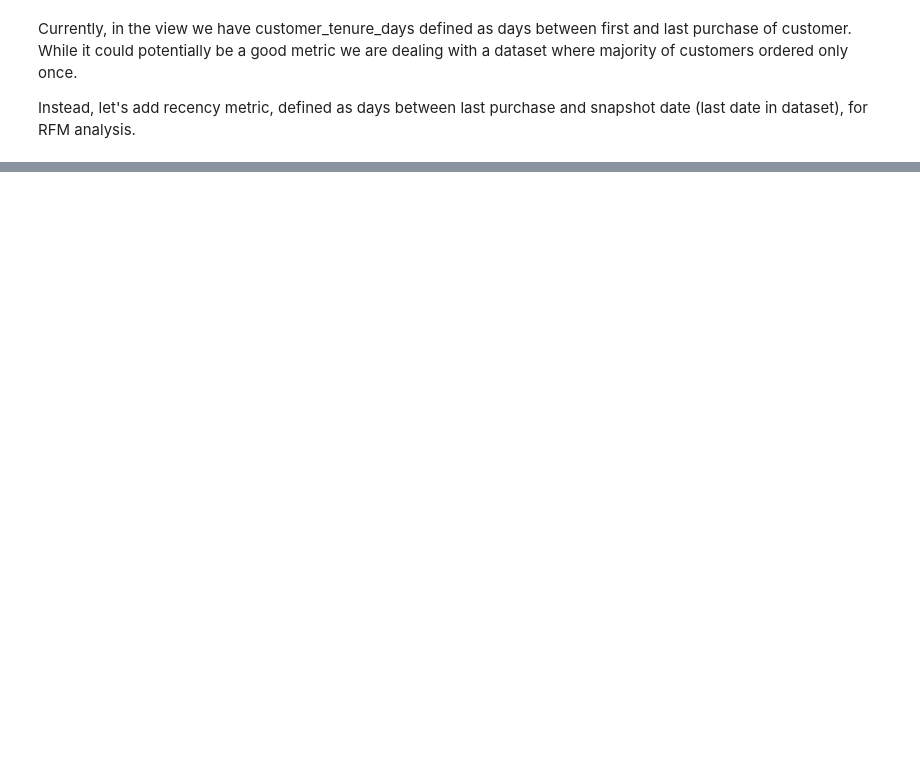
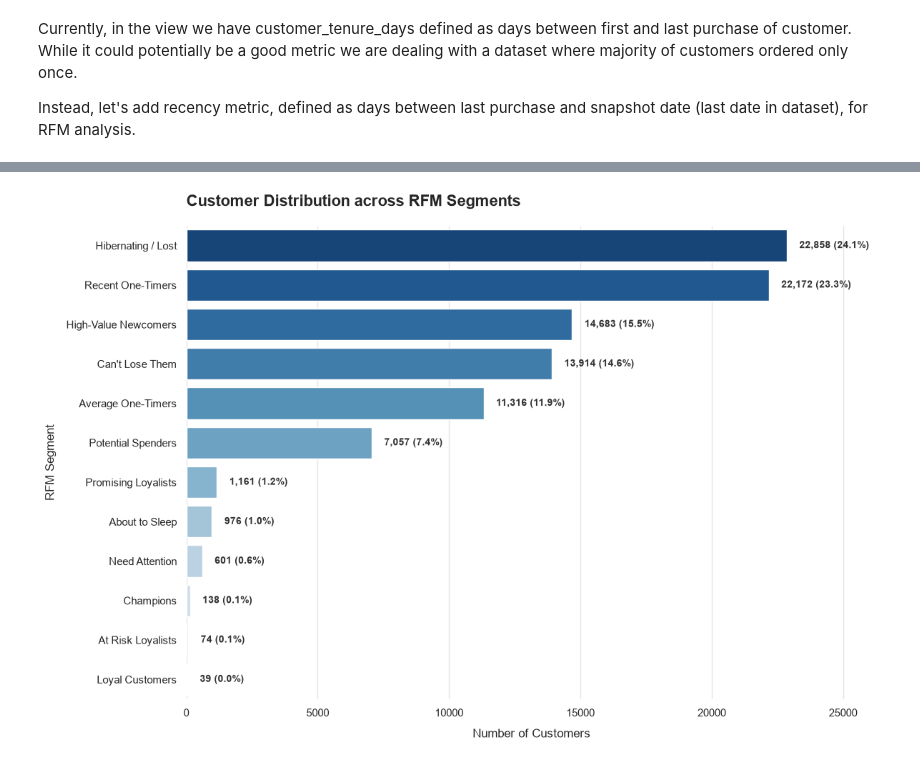
Before and after one commit to MarKotyn/olist-ecommerce-customer-analytics, a Jupyter notebook: python/notebooks/04_customer_segmentation.ipynb, the cells around one changed output, grey strips where cells are left out. Saved outputs shown, nothing was run; the diff lists cells and outputs as text; code cells hidden in the pictures; blank space fills up the shorter version.

```diff
--- a/python/notebooks/04_customer_segmentation.ipynb
+++ b/python/notebooks/04_customer_segmentation.ipynb
@@ -53,0 +68,56 @@ df_customers.head()
+# %%
+from src.helpers import assign_customer_segments
+
+# Przypisanie segmentów
+df_segmented = assign_customer_segments(df_customers)
+# %%
+# 1. Przygotowanie danych (sortowanie od największego do najmniejszego segmentu)
+segment_counts = df_segmented['Segment'].value_counts()
+total_customers = len(df_segmented)
+
+# 2. Ustawienie stylu i estetyki wykresu
+sns.set_theme(style="whitegrid")
+plt.figure(figsize=(12, 8))
+
+# 3. Stworzenie wykresu poziomego
+# Używamy palety 'viridis' lub 'Blues_r' (odwrócona), co daje świetny, profesjonalny efekt wizualny
+ax = sns.barplot(
+    x=segment_counts.values,
+    y=segment_counts.index,
+    palette="Blues_r",
+    hue=segment_counts.index,
+    legend=False
+)
+
+# 4. Dodanie zaawansowanych etykiet tekstowych (Liczba + Procent %) na każdym słupku
+for i, v in enumerate(segment_counts.values):
+    percentage = (v / total_customers) * 100
+    # Dynamiczny margines, żeby tekst nie nakładał się na słupek
+    margin = total_customers * 0.005
+
+    ax.text(
+        v + margin,          # Pozycja X (zaraz za końcem słupka)
+        i,                   # Pozycja Y (indeks słupka)
+        f"{v:,} ({percentage:.1f}%)", # Tekst: formatowana liczba i procent
+        va='center',         # Wyrównanie w pionie
+        fontsize=10,
+        fontweight='bold',
+        color='#333333'
+    )
+
+# 5. Dopracowanie detali (Tytuły, opisy osi)
+plt.title('Customer Distribution across RFM Segments', fontsize=16, fontweight='bold', pad=20, loc='left')
+plt.xlabel('Number of Customers', fontsize=12, labelpad=10)
+plt.ylabel('RFM Segment', fontsize=12, labelpad=10)
+
+# Ustawienie limitu osi X, aby etykiety tekstowe nie ucięły się z prawej strony
+plt.xlim(0, max(segment_counts.values) * 1.15)
+
+# Usunięcie zbędnych linii ramki dla czystego designu (tzw. minimalistyczny styl)
+sns.despine(left=True, bottom=True)
+
+# Wyświetlenie wykresu
+plt.tight_layout()
+plt.show()
+# %% [output]
+[figure, added]
```
Also changed, not shown: parts of 10 cells of this notebook, 1 other file.
